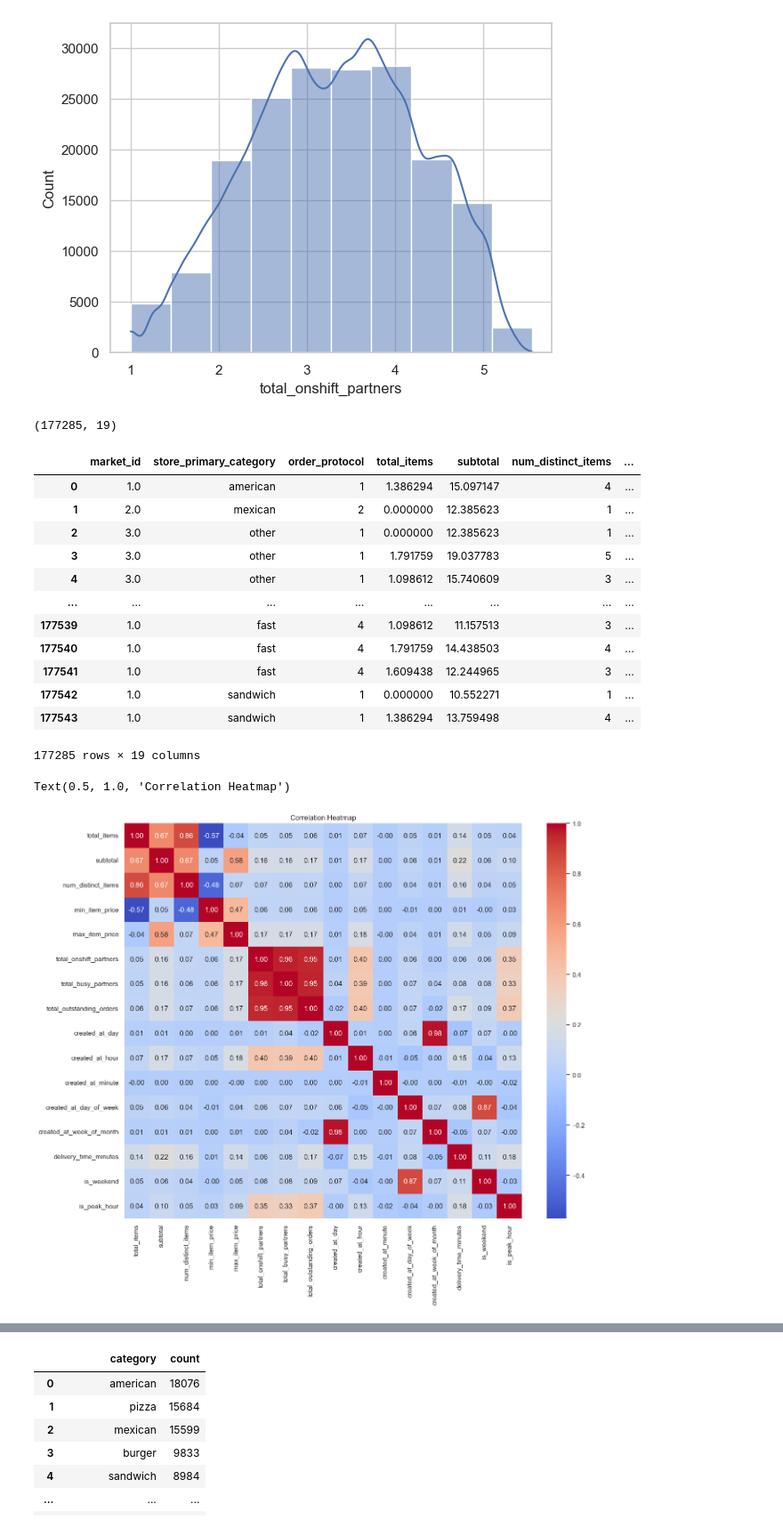
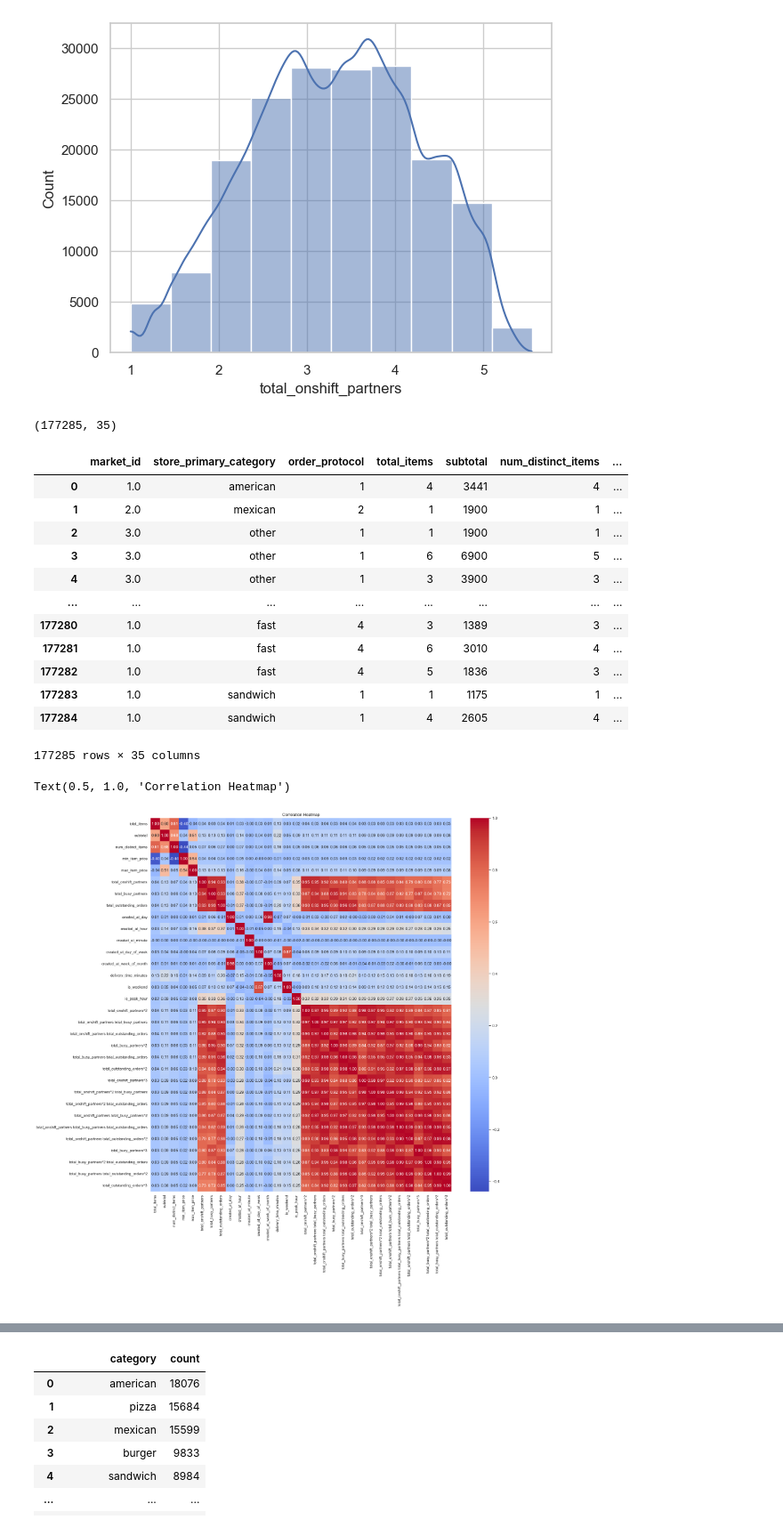
Before and after one commit to gautamnaik1994/PorterLogisticsDeepLearningCaseStudy, a Jupyter notebook: notebooks/03.MLDLDataPreparation.ipynb, the cells around one changed output, grey strips where cells are left out. Shown at 89% size. Drawn from its saved outputs; the diff is of its cells as text; code cells hidden in the pictures.

```diff
--- a/notebooks/03.MLDLDataPreparation.ipynb
+++ b/notebooks/03.MLDLDataPreparation.ipynb
@@ -76,3 +76,11 @@ df["is_peak_hour"] = np.where(df["created_at_hour"].isin([14,15,20,21]), 1, 0)
 df.shape
 # %% [output]
 (177285, 19)
+# %%
+poly = PolynomialFeatures(degree=3, include_bias=False)
+poly_features = poly.fit_transform(df[["total_onshift_partners", "total_busy_partners", "total_outstanding_orders"]])
+poly_feature_names = poly.get_feature_names_out(["total_onshift_partners", "total_busy_partners", "total_outstanding_orders"])
+poly_df = pd.DataFrame(poly_features, columns=poly_feature_names)
+poly_df = poly_df.drop(columns=["total_onshift_partners", "total_busy_partners", "total_outstanding_orders"])
+
+df = pd.concat([df.reset_index(drop=True), poly_df.reset_index(drop=True)], axis=1)
@@ -98,40 +115,40 @@ sns.histplot(x=np.cbrt(df["total_onshift_partners"]), bins=10, kde=True)
 <Axes: xlabel='total_onshift_partners', ylabel='Count'>
 [figure]
 # %%
-df["total_items"] = np.log(df["total_items"])
-df["max_item_price"] = np.cbrt(df["max_item_price"])
-df["min_item_price"] = np.cbrt(df["min_item_price"])
-df["subtotal"] = np.cbrt(df["subtotal"])
-df["total_onshift_partners"] = np.cbrt(df["total_onshift_partners"])
-df["total_busy_partners"] = np.cbrt(df["total_busy_partners"])
-df["total_outstanding_orders"] = np.cbrt(df["total_outstanding_orders"])
+# df["total_items"] = np.log(df["total_items"])
+# df["max_item_price"] = np.cbrt(df["max_item_price"])
+# df["min_item_price"] = np.cbrt(df["min_item_price"])
+# df["subtotal"] = np.cbrt(df["subtotal"])
+# df["total_onshift_partners"] = np.cbrt(df["total_onshift_partners"])
+# df["total_busy_partners"] = np.cbrt(df["total_busy_partners"])
+# df["total_outstanding_orders"] = np.cbrt(df["total_outstanding_orders"])
 # %%
 df.shape
 # %% [output]
-(177285, 19)
+(177285, 35)
 # %%
 df
 # %% [output]
 |  | market_id | store_primary_category | order_protocol | total_items | subtotal | num_distinct_items | ... |
-| 0 | 1.0 | american | 1 | 1.386294 | 15.097147 | 4 | ... |
-| 1 | 2.0 | mexican | 2 | 0.000000 | 12.385623 | 1 | ... |
-| 2 | 3.0 | other | 1 | 0.000000 | 12.385623 | 1 | ... |
-| 3 | 3.0 | other | 1 | 1.791759 | 19.037783 | 5 | ... |
-| 4 | 3.0 | other | 1 | 1.098612 | 15.740609 | 3 | ... |
+| 0 | 1.0 | american | 1 | 4 | 3441 | 4 | ... |
+| 1 | 2.0 | mexican | 2 | 1 | 1900 | 1 | ... |
+| 2 | 3.0 | other | 1 | 1 | 1900 | 1 | ... |
+| 3 | 3.0 | other | 1 | 6 | 6900 | 5 | ... |
+| 4 | 3.0 | other | 1 | 3 | 3900 | 3 | ... |
 | ... | ... | ... | ... | ... | ... | ... | ... |
-| 177539 | 1.0 | fast | 4 | 1.098612 | 11.157513 | 3 | ... |
-| 177540 | 1.0 | fast | 4 | 1.791759 | 14.438503 | 4 | ... |
-| 177541 | 1.0 | fast | 4 | 1.609438 | 12.244965 | 3 | ... |
-| 177542 | 1.0 | sandwich | 1 | 0.000000 | 10.552271 | 1 | ... |
-| 177543 | 1.0 | sandwich | 1 | 1.386294 | 13.759498 | 4 | ... |
+| 177280 | 1.0 | fast | 4 | 3 | 1389 | 3 | ... |
+| 177281 | 1.0 | fast | 4 | 6 | 3010 | 4 | ... |
+| 177282 | 1.0 | fast | 4 | 5 | 1836 | 3 | ... |
+| 177283 | 1.0 | sandwich | 1 | 1 | 1175 | 1 | ... |
+| 177284 | 1.0 | sandwich | 1 | 4 | 2605 | 4 | ... |
-177285 rows × 19 columns
+177285 rows × 35 columns
 # %%
-plt.figure(figsize=(15, 12))
+plt.figure(figsize=(20, 20))
 sns.heatmap(df.drop(['market_id', 'store_primary_category', 'order_protocol'], axis=1).corr(), annot=True, fmt=".2f", cmap="coolwarm")
 plt.title("Correlation Heatmap")
 # %% [output]
 Text(0.5, 1.0, 'Correlation Heatmap')
-[figure, old version]
+[figure, new version]
 # %%
 df.columns
 # %% [output]
```
Also changed, not shown: parts of 13 cells of this notebook, 21 other files.
